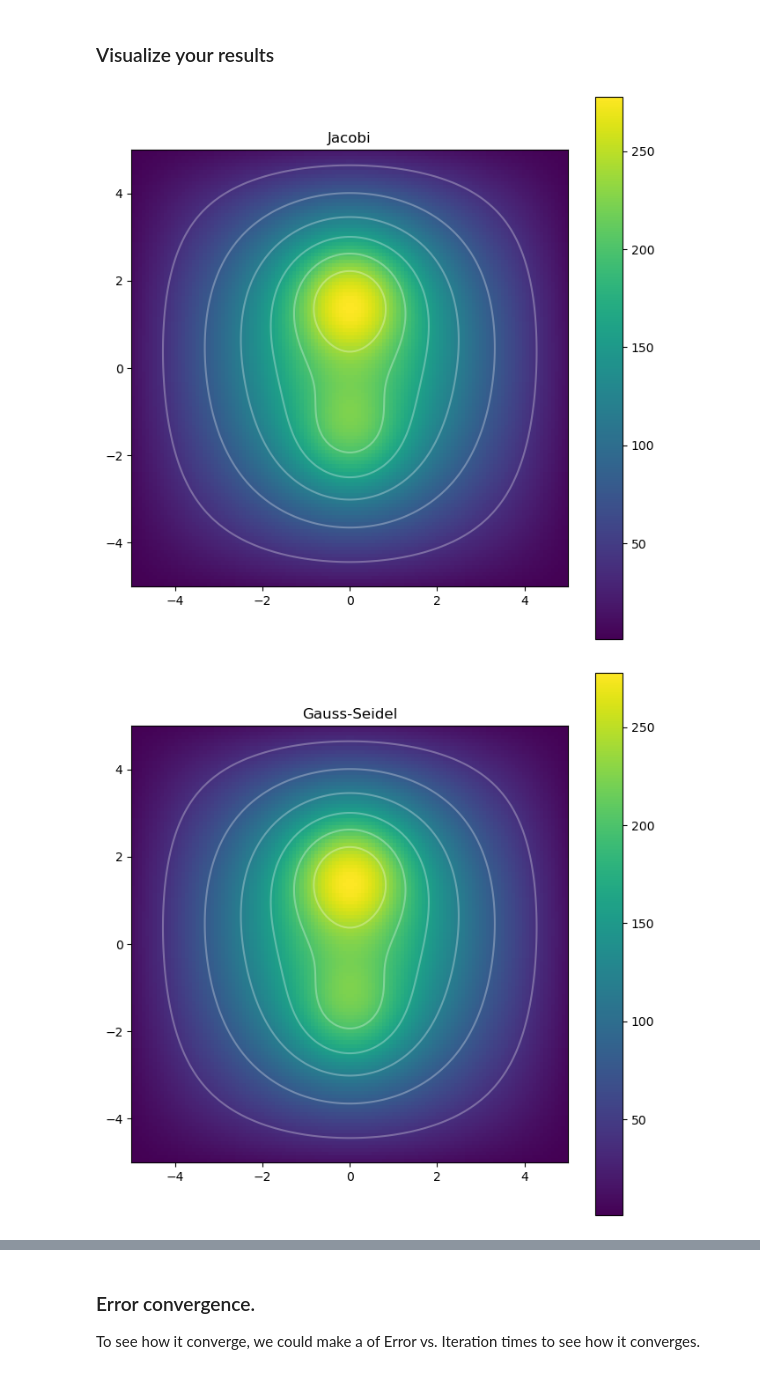
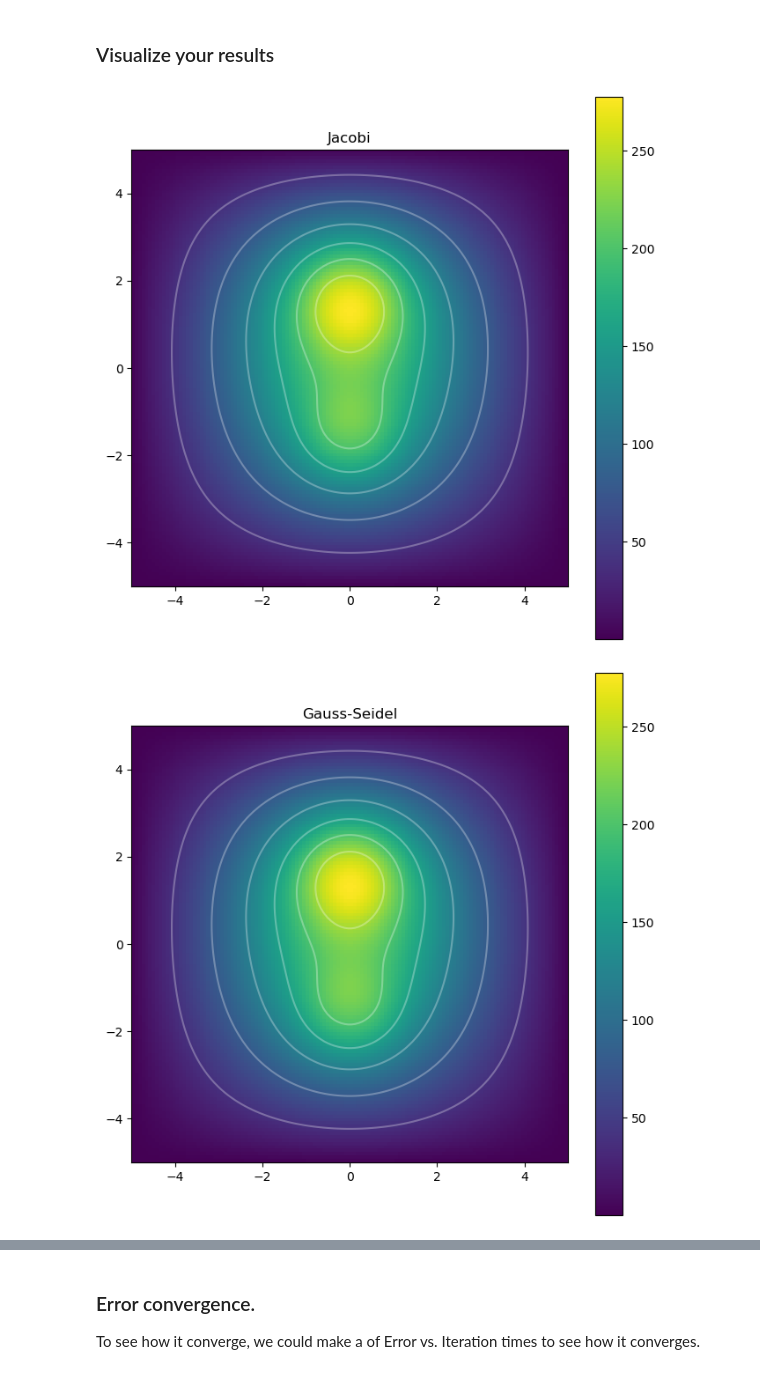
Before and after one commit to gary20000915/poisson-solver-comphyslab-HW4, a Jupyter notebook: 3_iteractive_methods.ipynb, the cells around one changed output, grey strips where cells are left out. Saved outputs shown, nothing was run; the diff lists cells and outputs as text; code cells hidden in the pictures.

```diff
--- a/3_iteractive_methods.ipynb
+++ b/3_iteractive_methods.ipynb
@@ -43,25 +33,16 @@ def generate_g(g, nx, ny, x, y, buff_size):
 # %%
 def setup():
-    tor       = 1e-15
+    tor       = 1e-7
     xmin, xmax = -5, 5
     ymin, ymax = -5, 5
     nx, ny    = 128, 128
     buff_size = 1
+
     mesh = Mesh2D(nx = nx, ny = ny, buff_size = buff_size)
     mesh.set_xmin(xmin)
     mesh.set_xmax(xmax)
     mesh.set_ymin(ymin)
     mesh.set_ymax(ymax)
 
-    x = np.linspace(-5, 5, nx+2*buff_size)
-    y = np.linspace(-5, 5, ny+2*buff_size)
-    g = np.zeros([nx+2*buff_size, ny+2*buff_size])
-    g = generate_g(g, nx, ny, x, y, buff_size).reshape(nx+2*buff_size, ny+2*buff_size)
-
-    UL = g[-1,:]
-    LR = g[:,-1]
-    boundary    = np.array([[UL],[LR],[UL],[LR]])
-    # boundary[1] = np.ones(nx + 2*buff_size)
-
-    return tor, boundary, mesh
+    return tor, mesh
 # %%
@@ -95,26 +122,43 @@ Done!
 # %% [markdown]
 ### Visualize your results
 # %%
+'''
+Jacobi
+'''
 # prune the margins
 j_u = np.delete(j_u, (0, -1), 0)
 j_u = np.delete(j_u, (0, -1), 1)
 
 figure(figsize=(8, 8), dpi=100)
 plt.imshow(j_u, origin = 'lower', extent=[-5, 5, -5, 5])
 plt.colorbar()
 plt.contour(j_u, colors = 'w', alpha = .3, extent=[-5, 5, -5, 5])
 plt.title("Jacobi")
 plt.show()
 
+'''
+Gauss-Seidel
+'''
+# prune the margins
 g_u = np.delete(g_u, (0, -1), 0)
 g_u = np.delete(g_u, (0, -1), 1)
 
 figure(figsize=(8, 8), dpi=100)
 plt.imshow(g_u, origin = 'lower', extent=[-5, 5, -5, 5])
 plt.colorbar()
 plt.contour(g_u, colors = 'w', alpha = .3, extent=[-5, 5, -5, 5])
 plt.title("Gauss-Seidel")
 plt.show()
+
+'''
+SOR
+'''
+figure(figsize=(8, 8), dpi=100)
+plt.imshow(s1_u, origin = 'lower', extent=[-5, 5, -5, 5])
+plt.colorbar()
+plt.contour(s1_u, colors = 'w', alpha = .3, extent=[-5, 5, -5, 5])
+plt.title(f"SOR, with w = {w1}")
+plt.show()
 # %% [output]
-[figure, old version]
+[figure, new version]
-[figure, old version]
+[figure, new version]
```
Also changed, not shown: parts of 7 cells of this notebook, 4 other files.
